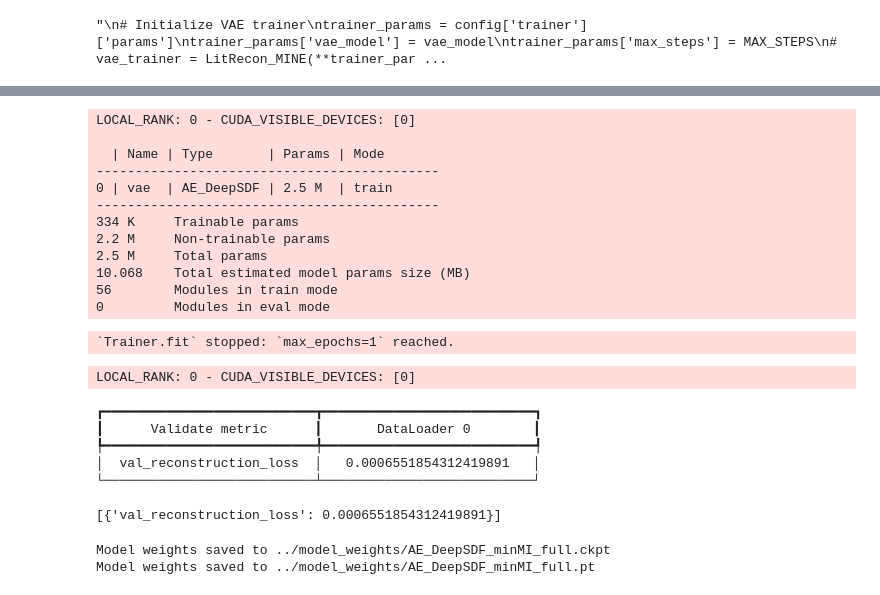
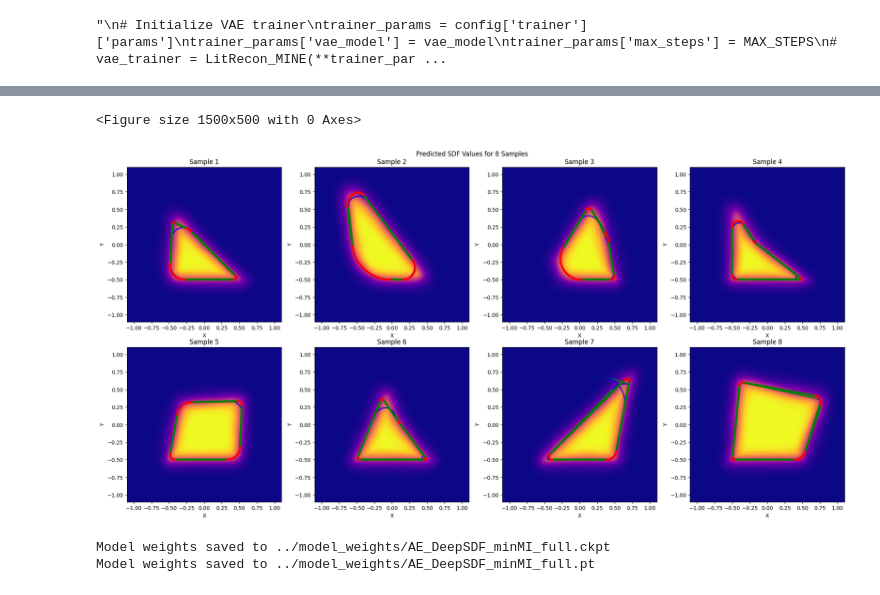
Before and after one commit to Alexander19970212/NHSDF-TOp, a Jupyter notebook: train/VAE_reconstructor_training_after_dpsdf.ipynb, the cells around one changed output, grey strips where cells are left out. Drawn from its saved outputs; the diff is of its cells as text; code cells hidden in the pictures.

Commit message:
[UPDATE] reconstruction visualiztion

```diff
--- a/train/VAE_reconstructor_training_after_dpsdf.ipynb
+++ b/train/VAE_reconstructor_training_after_dpsdf.ipynb
@@ -90,28 +62,0 @@ Test set size: 15000
-# %%
-from models.sdf_models import LitSdfAE_Reconstruction
-
-# configs_dir = '../configs/NN_sdf_experiments/recon_MILoss'
-# configs_dir = '../configs/NN_sdf_experiments/model_arch_minmi'
-# models_dir = '../model_weights'
-
-# config_name = 'AE_DeepSDF_minMI'
-# config_name = 'VAE_DeepSDF_ReconDec'
-# uba_VAE_DeepSDF_minMI.pt
-
-configs_dir = '../configs/NN_sdf_experiments/final_experiments/VAEs'
-models_dir = '../model_weights'
-
-config_name = 'VAE_DeepSDF'
-
-run_name = f'local_{config_name}_testLarge'
-# saved_model_path = f'{configs_dir}/{run_name}/checkpoints/epoch=0-step=0.ckpt'
-# saved_model_path = f'{models_dir}/uba_{config_name}.pt'
-# saved_model_path = f'{models_dir}/AE_DeepSDF_minMI_full.pt'
-saved_model_path = f'{models_dir}/frst_VAE_DeepSDF_full.pt'
-
-models = {'AE_DeepSDF': AE_DeepSDF,
-          'AE': AE,
-          'VAE': VAE,
-          'VAE_DeepSDF': VAE_DeepSDF,
-          'MMD_VAE': MMD_VAE,
-          'MMD_VAE_DeepSDF': MMD_VAE_DeepSDF}
@@ -158,7 +163,7 @@ with open(f'{configs_dir}/{config_name}.yaml', 'r') as file:
 
 # Initialize VAE model
 model_params = config['model']['params']
-model_params['input_dim'] = 17 # train_dataset.feature_dim
+model_params['input_dim'] = train_dataset.feature_dim
 vae_model = models[config['model']['type']](**model_params)
 
 # Load pre-trained weights for the model
@@ -213,27 +198,14 @@ AE_DeepSDF(
 # %%
-trainer.fit(vae_trainer, train_loader, val_dataloaders=test_loader)
-trainer.validate(vae_trainer, dataloaders=test_loader)
+# trainer.fit(vae_trainer, train_loader, val_dataloaders=test_loader)
+# trainer.validate(vae_trainer, dataloaders=test_loader)
+
+
+from vizualization_utils import plot_predicted_sdf
+
+plot_predicted_sdf(vae_model, test_loader, dataset_type=dataset_type)
 # %% [output]
-LOCAL_RANK: 0 - CUDA_VISIBLE_DEVICES: [0]
-
-  | Name | Type       | Params | Mode
---------------------------------------------
-0 | vae  | AE_DeepSDF | 2.5 M  | train
---------------------------------------------
-334 K     Trainable params
-2.2 M     Non-trainable params
-2.5 M     Total params
-10.068    Total estimated model params size (MB)
-56        Modules in train mode
-0         Modules in eval mode
+<Figure size 1500x500 with 0 Axes>
-`Trainer.fit` stopped: `max_epochs=1` reached.
-LOCAL_RANK: 0 - CUDA_VISIBLE_DEVICES: [0]
-┏━━━━━━━━━━━━━━━━━━━━━━━━━━━┳━━━━━━━━━━━━━━━━━━━━━━━━━━━┓
-┃      Validate metric      ┃       DataLoader 0        ┃
-┡━━━━━━━━━━━━━━━━━━━━━━━━━━━╇━━━━━━━━━━━━━━━━━━━━━━━━━━━┩
-│  val_reconstruction_loss  │   0.0006551854312419891   │
-└───────────────────────────┴───────────────────────────┘
-[{'val_reconstruction_loss': 0.0006551854312419891}]
+[figure, added]
 # %%
 # Save model weights
 checkpoint_path = f'../model_weights/{config_name}_full.ckpt'
```
Also changed, not shown: parts of 5 cells of this notebook, 3 other files.
